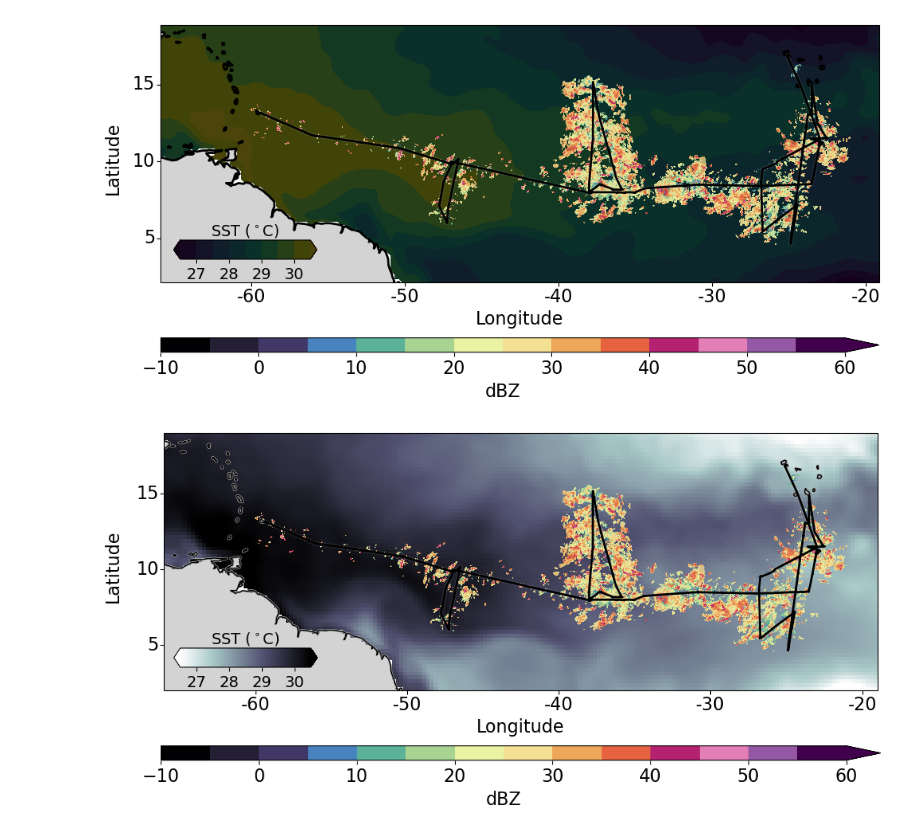
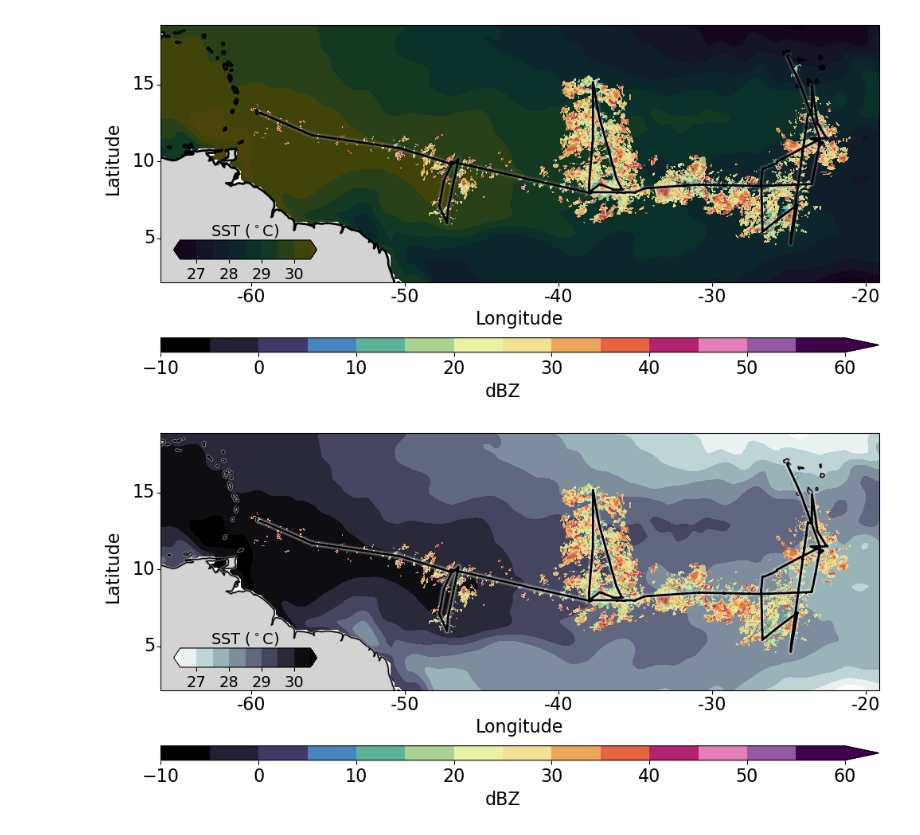
Before and after one commit to allison-wing/PICCOLO_overview_paper, a Jupyter notebook: plot_fig_seapol_mosaic_SST.ipynb, the cells around one changed output. Cells and saved outputs as stored; diff of their text form; code cells hidden in the pictures.

Commit message:
ship track glow

```diff
--- a/plot_fig_seapol_mosaic_SST.ipynb
+++ b/plot_fig_seapol_mosaic_SST.ipynb
@@ -284,7 +284,7 @@ ax.tick_params(axis='x', labelbottom=False)
 im1 = ax.contourf(sst_mean.lon, sst_mean.lat, sst_mean.sst[0,:,:], vmin=26.5, vmax=30.5, levels=np.linspace(26.5,30.5,9), cmap=dimmer_viridis,extend='both')
 
 # Plot ship track with a glowing effect
-for glow_width, glow_alpha in zip([1, 2, 4], [0.2, 0.12, 0.07]):
+for glow_width, glow_alpha in zip([2, 4, 6], [0.2, 0.12, 0.07]):
     ax.plot(DSHIP.lon, DSHIP.lat, color='white', linewidth=glow_width, alpha=glow_alpha, zorder=10)
 # Main line on top
 ax.plot(DSHIP.lon, DSHIP.lat, color='black', linewidth=2, zorder=11)
@@ -344,11 +344,11 @@ ax.tick_params(axis='y', labelleft=False)
 ax.tick_params(axis='x', labelbottom=False)
 
 # Plot SST
-#im1 = ax.contourf(sst_mean.lon, sst_mean.lat, sst_mean.sst[0,:,:], vmin=26.5, vmax=30.5, levels=np.linspace(26.5,30.5,9), cmap='bone_r',extend='both')
-im1 = ax.pcolormesh(sst_mean.lon, sst_mean.lat, sst_mean.sst[0,:,:], vmin=26.5, vmax=30.5, cmap='bone_r', shading='auto')
+im1 = ax.contourf(sst_mean.lon, sst_mean.lat, sst_mean.sst[0,:,:], vmin=26.5, vmax=30.5, levels=np.linspace(26.5,30.5,9), cmap='bone_r',extend='both')
+#im1 = ax.pcolormesh(sst_mean.lon, sst_mean.lat, sst_mean.sst[0,:,:], vmin=26.5, vmax=30.5, cmap='bone_r', shading='auto')
 
 # Plot ship track with a glowing effect
-for glow_width, glow_alpha in zip([1, 2, 4], [0.2, 0.12, 0.07]):
+for glow_width, glow_alpha in zip([2, 4, 6], [0.6, 0.3, 0.15]):
     ax.plot(DSHIP.lon, DSHIP.lat, color='white', linewidth=glow_width, alpha=glow_alpha, zorder=10)
 # Main line on top
 ax.plot(DSHIP.lon, DSHIP.lat, color='black', linewidth=2, zorder=11)
@@ -356,31 +356,31 @@ ax.plot(DSHIP.lon, DSHIP.lat, color='black', linewidth=2, zorder=11)
 #New way with re-indexed data
 im = ax.contourf(lon_6h[0,:,:], lat_6h[0,:,:],dbz_6h[0,:,:],vmin=-10, vmax=60, levels = np.linspace(-10,60,15), cmap=discrete_mask_cmap, extend = 'max')
 for n in range(1, len(time_6h)-1):
     ax.contourf(lon_6h[n,:,:], lat_6h[n,:,:],dbz_6h[n,:,:],vmin=-10, vmax=60, levels = np.linspace(-10,60,15), cmap=discrete_mask_cmap,alpha=0.75)
 # Plot last time step
 ax.contourf(lon_6h[-1,:,:], lat_6h[-1,:,:],dbz_6h[-1,:,:],vmin=-10, vmax=60, levels = np.linspace(-10,60,15), cmap=discrete_mask_cmap,alpha=0.75)
 
 #add colorbar
 cbar = plt.colorbar(im, ax=ax, orientation='horizontal',pad=0.15,shrink=0.97,aspect=50)
 cbar.ax.tick_params(labelsize=16)
 cbar.set_label('dBZ', fontsize=16)
 ax.coastlines()
 
 cb_pos = cbar.ax.get_position()
 fig.text((cb_pos.x0 + cb_pos.x1) / 2, cb_pos.y1 + 0.02, 'Longitude', ha='center', va='bottom', fontsize=16)
 fig.text(cb_pos.x0 - 0.05, cb_pos.y1 + 0.3, 'Latitude', ha='center', va='bottom', rotation='vertical', fontsize=16)
 
 cbar_ax = fig.add_axes([0.15, 0.39, 0.15, 0.04])  # [left, bottom, width, height] in figure fraction
 cbar = plt.colorbar(im1, cax=cbar_ax, orientation='horizontal',extend='both')
 cbar.ax.xaxis.set_label_position('top')
 cbar.ax.xaxis.set_ticks_position('bottom')
 cbar.set_label(r'SST ($^\circ$C)',fontsize=14)  #add a label to the colorbar
 cbar.set_ticks(np.linspace(27,30,4))
 cbar.set_ticklabels([f'{x:2.0f}' for x in np.linspace(27,30,4)],fontsize=14)
 
 #plt.title('Mosaic of SEA-POL long-range scans every 6 hours', fontsize=16)
 
 ## Save plot
 plt.savefig('./figures/Fig_seapol_mosaic_SST_grayscale.png', bbox_inches='tight', dpi=300)
 # %% [output]
-[figure, old version]
+[figure, new version]
```
Also changed, not shown: 2 other files.
